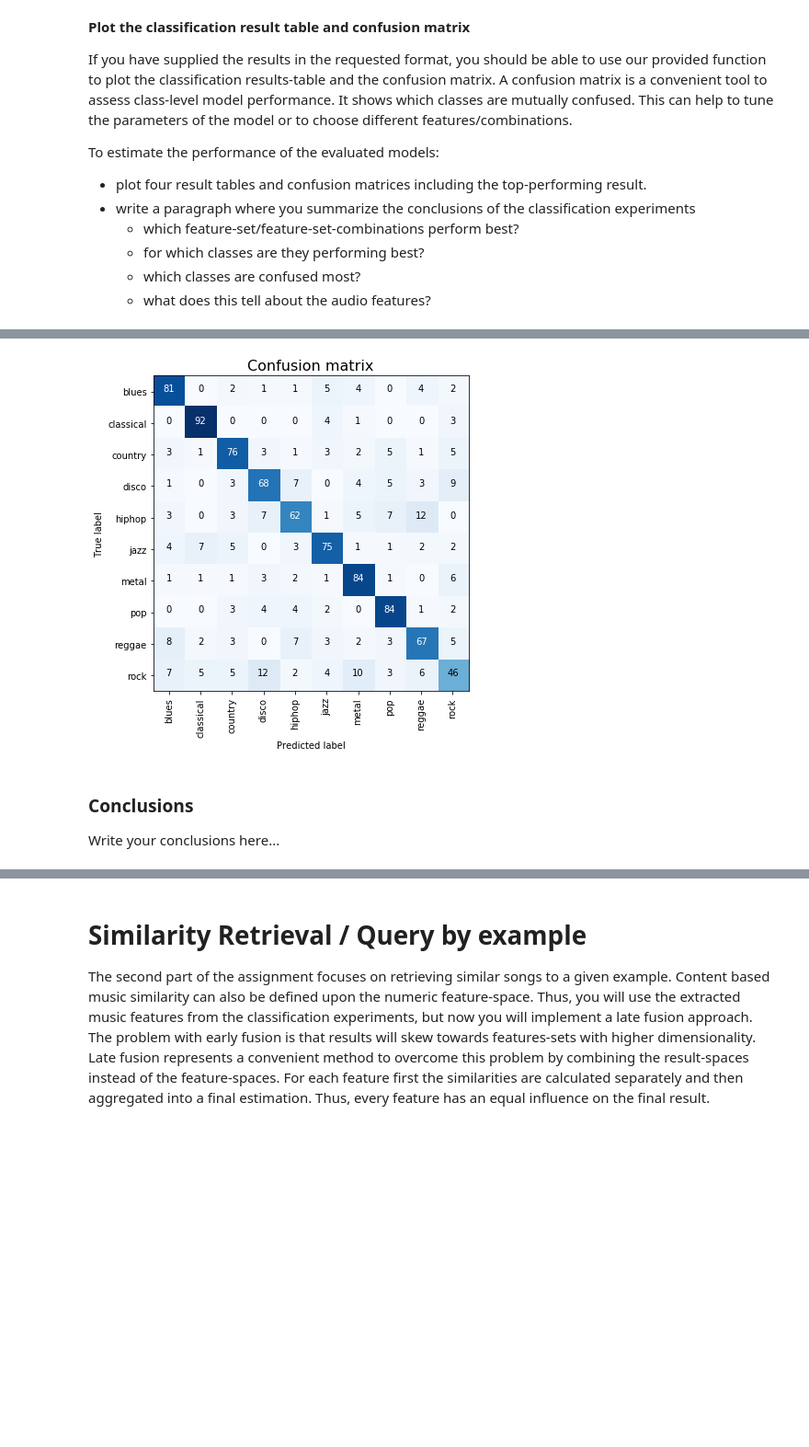
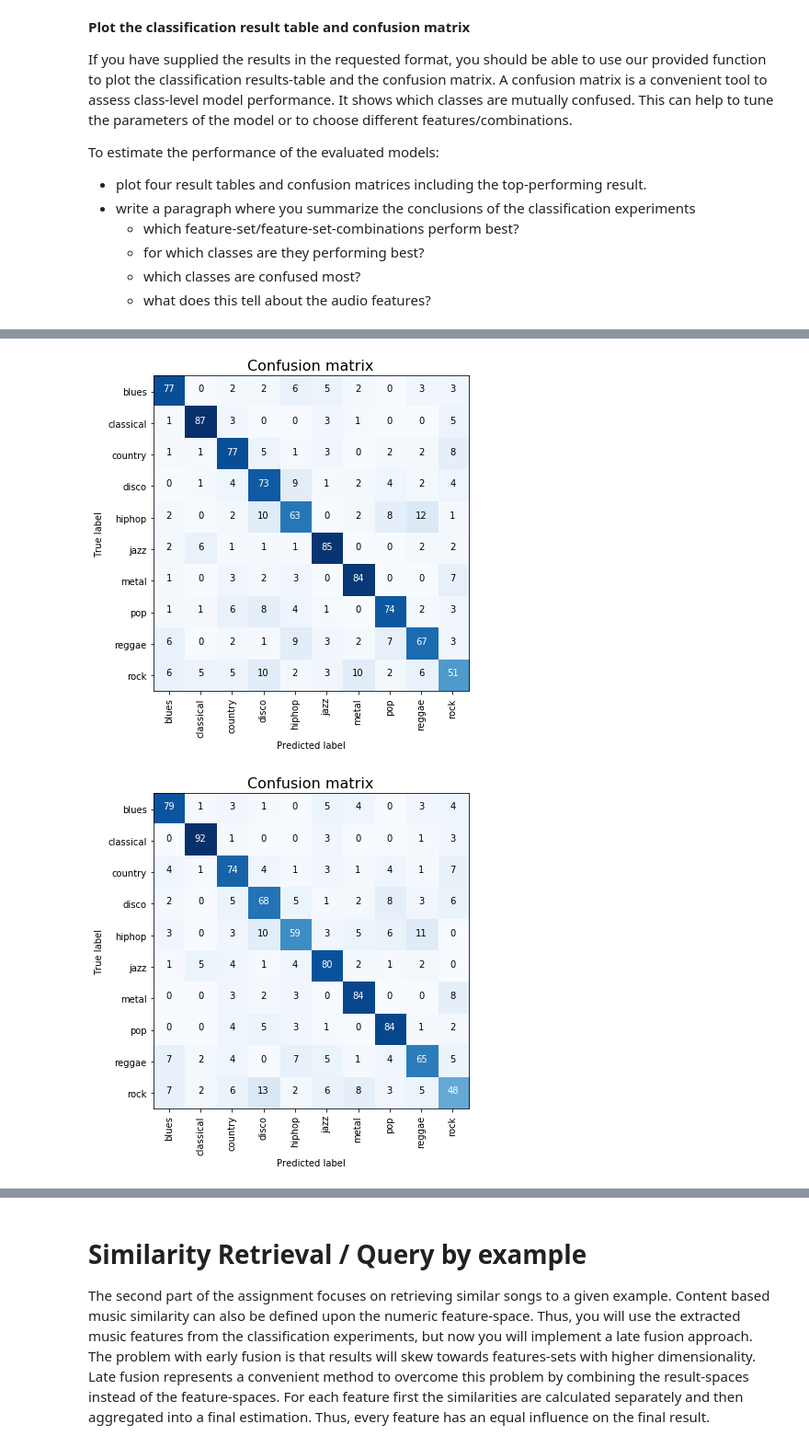
Before and after one commit to wolfgangweintritt/AIR_Music_Retrieval, a Jupyter notebook: air_assign2_mir.ipynb, the cells around one changed output, grey strips where cells are left out. Shown at 92% size. Drawn from its saved outputs; the diff is of its cells as text; code cells hidden in the pictures; blank space fills up the shorter version.

```diff
--- a/air_assign2_mir.ipynb
+++ b/air_assign2_mir.ipynb
@@ -376,8 +425,8 @@ show_classification_results(classification_results)
-# %%
-plot_confusion_matrix(classification_results["ssd"], l_encoder)
-# %% [output]
-[figure, removed]
-# %% [markdown]
-### Conclusions
-
-Write your conclusions here...
+# %%
+plot_confusion_matrix(classification_results["ssd,mfcc"], l_encoder)
+plot_confusion_matrix(classification_results["ssd"], l_encoder)
+plot_confusion_matrix(classification_results["mfcc"], l_encoder)
+plot_confusion_matrix(classification_results["chroma"], l_encoder)
+# %% [output]
+[figure, added]
+[figure, added]
```
Also changed, not shown: parts of 16 cells of this notebook.
